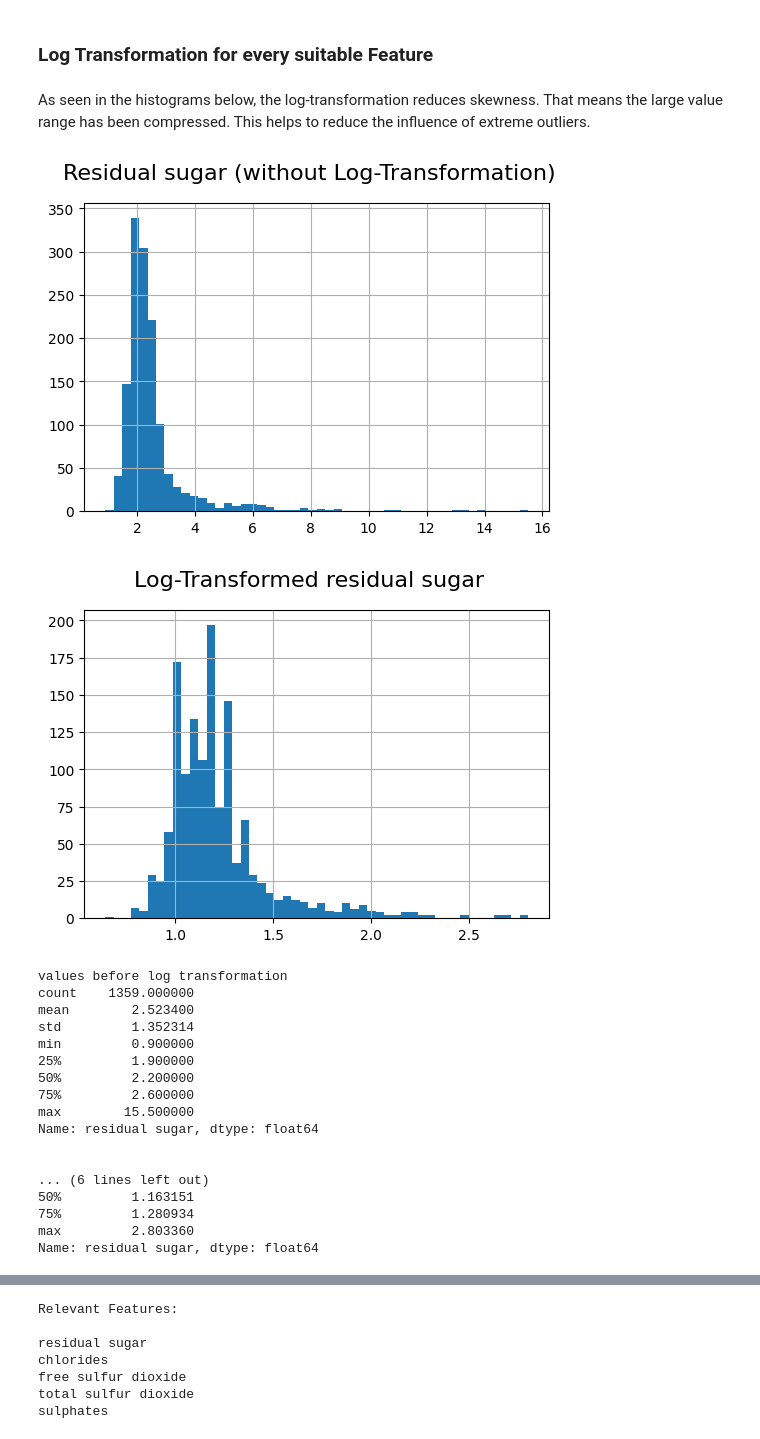
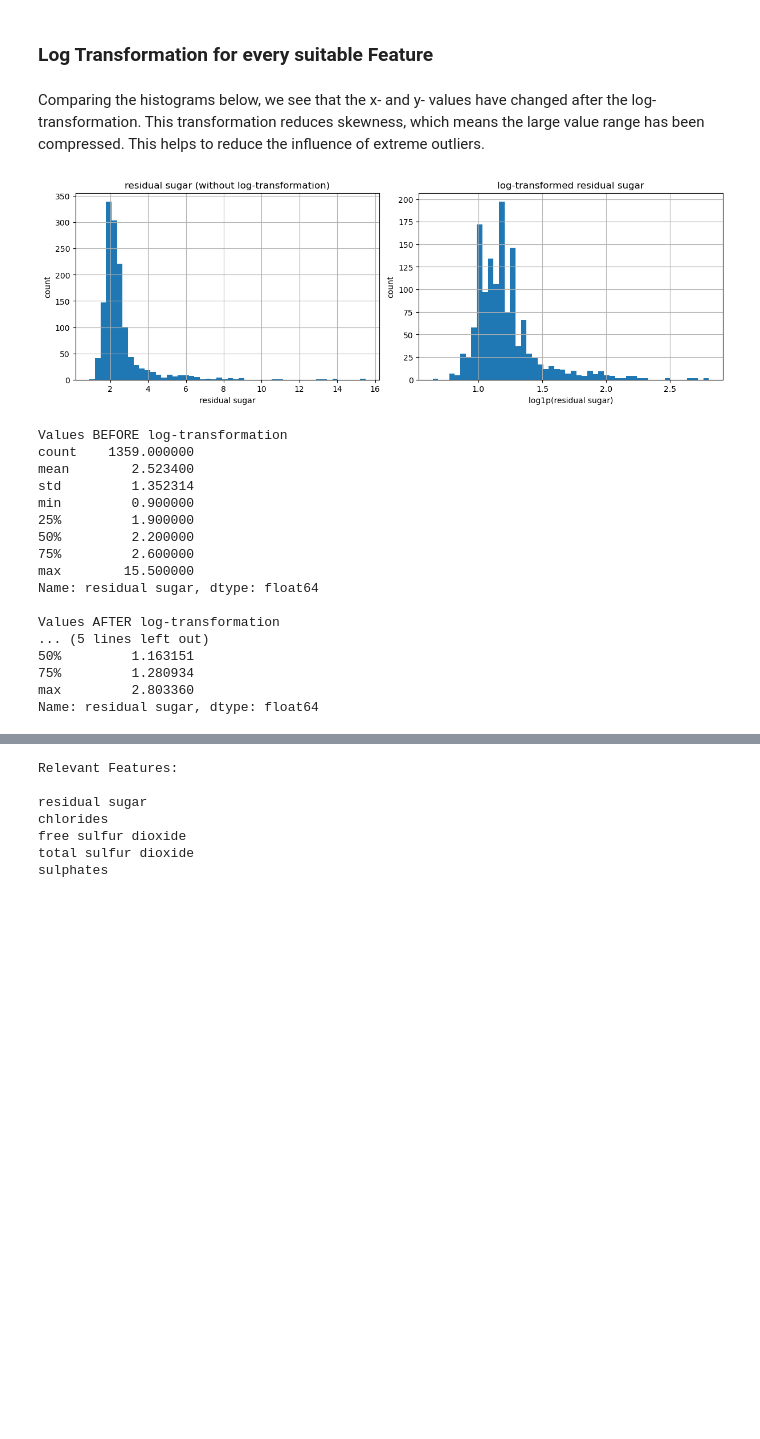
Before and after one commit to McRicecorn/NeuronaleNetze_WineQuality, a Jupyter notebook: Project1_Wine.ipynb, the cells around one changed output, grey strips where cells are left out. Cells and saved outputs as stored; diff of their text form; code cells hidden in the pictures; blank space fills up the shorter version.

Commit message:
kleinigkeiten hinzugefügt an text und log transformation plots nebeneinander

```diff
--- a/Project1_Wine.ipynb
+++ b/Project1_Wine.ipynb
@@ -193,33 +195,39 @@ plt.show()
 # %% [markdown]
 ### Log Transformation for every suitable Feature
 # %% [markdown]
-As seen in the histograms below, the log-transformation reduces skewness. That means the large value range has been compressed. This helps to reduce the influence of extreme outliers.
+Comparing the histograms below, we see that the x- and y- values have changed after the log-transformation. This transformation reduces skewness, which means the large value range has been compressed. This helps to reduce the influence of extreme outliers.
 # %%
-#Kopie damit Original nicht manipuliert wird zum Visualisieren
+#copy of original for visualisation
 showcase_df = df_noDuplicates.copy()
+#log transformation on copy
+showcase_df['residual sugar'] = np.log1p(showcase_df['residual sugar'])
 
-df_noDuplicates["residual sugar"].hist(figsize=(6,4), bins=50)
-plt.suptitle("Residual sugar (without Log-Transformation)", fontsize=16)
+#subplots
+fig, axes = plt.subplots(ncols=2, figsize=(12, 4), layout='constrained')
+
+#left axes without log transformation
+df_noDuplicates["residual sugar"].hist(bins=50, ax=axes[0])
+axes[0].set_title("residual sugar (without log-transformation)", fontsize=12)
+axes[0].set_xlabel("residual sugar")
+axes[0].set_ylabel("count")
+
+#right axes with log transformation
+showcase_df["residual sugar"].hist(bins=50, ax=axes[1])
+axes[1].set_title("log-transformed residual sugar", fontsize=12)
+axes[1].set_xlabel("log1p(residual sugar)")
+axes[1].set_ylabel("count")
+
 plt.show()
-
-
-showcase_df['residual sugar'] = np.log1p(showcase_df['residual sugar'])
-showcase_df["residual sugar"].hist(figsize=(6,4),bins=50)
-plt.suptitle("Log-Transformed residual sugar", fontsize=16)
-plt.show()
-
-print("values before log transformation")
-print(df_noDuplicates["residual sugar"].describe())
-print("\n")
-print("values after log transformation")
-print(showcase_df["residual sugar"].describe())
 #log transformation to reduce skewness
 #makes it more evenly distributed
-#more beautiful
+
+print("Values BEFORE log-transformation")
+print(df_noDuplicates["residual sugar"].describe())
+print("\nValues AFTER log-transformation")
+print(showcase_df["residual sugar"].describe())
 # %% [output]
-[figure, old version]
+[figure, new version]
-[figure, removed]
-values before log transformation
+Values BEFORE log-transformation
 count    1359.000000
 mean        2.523400
 std         1.352314
@@ -230,8 +238,8 @@ min         0.900000
 max        15.500000
 Name: residual sugar, dtype: float64
 
-
-... (6 lines left out)
+Values AFTER log-transformation
+... (5 lines left out)
 50%         1.163151
 75%         1.280934
 max         2.803360
```
Also changed, not shown: parts of 24 cells of this notebook.
